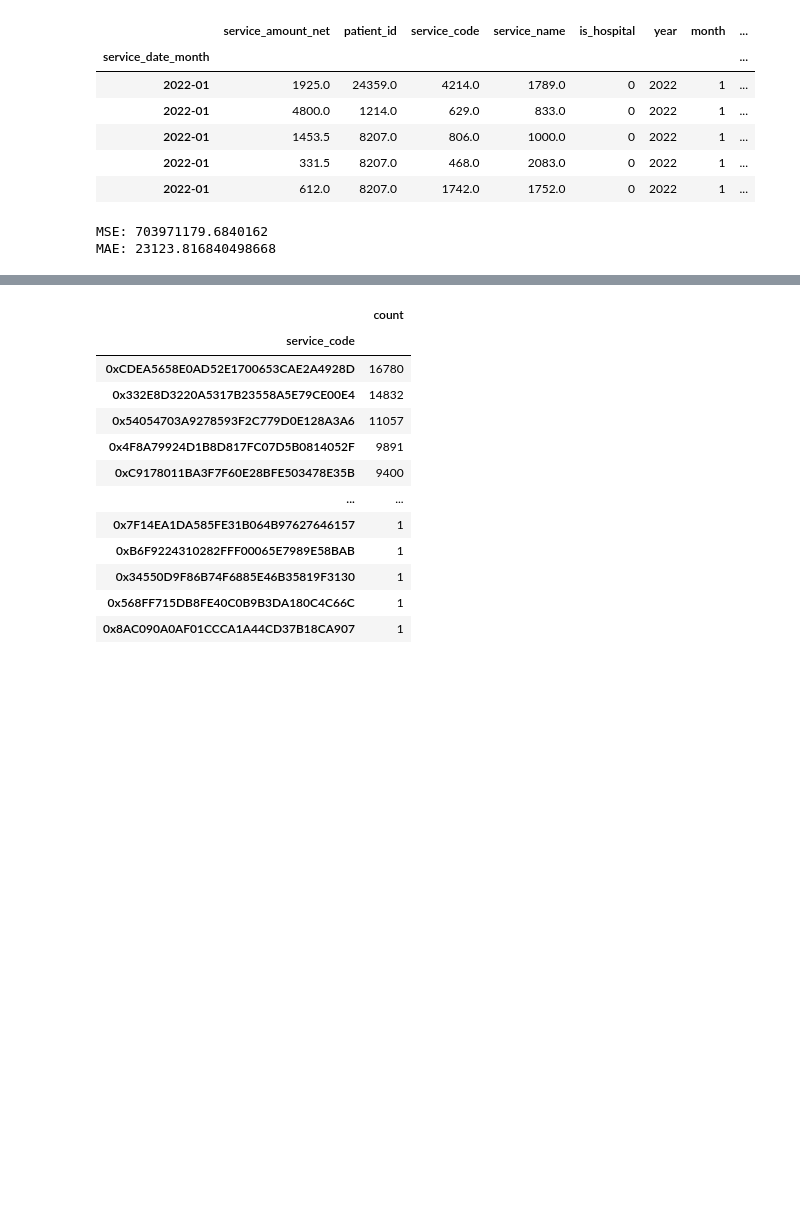
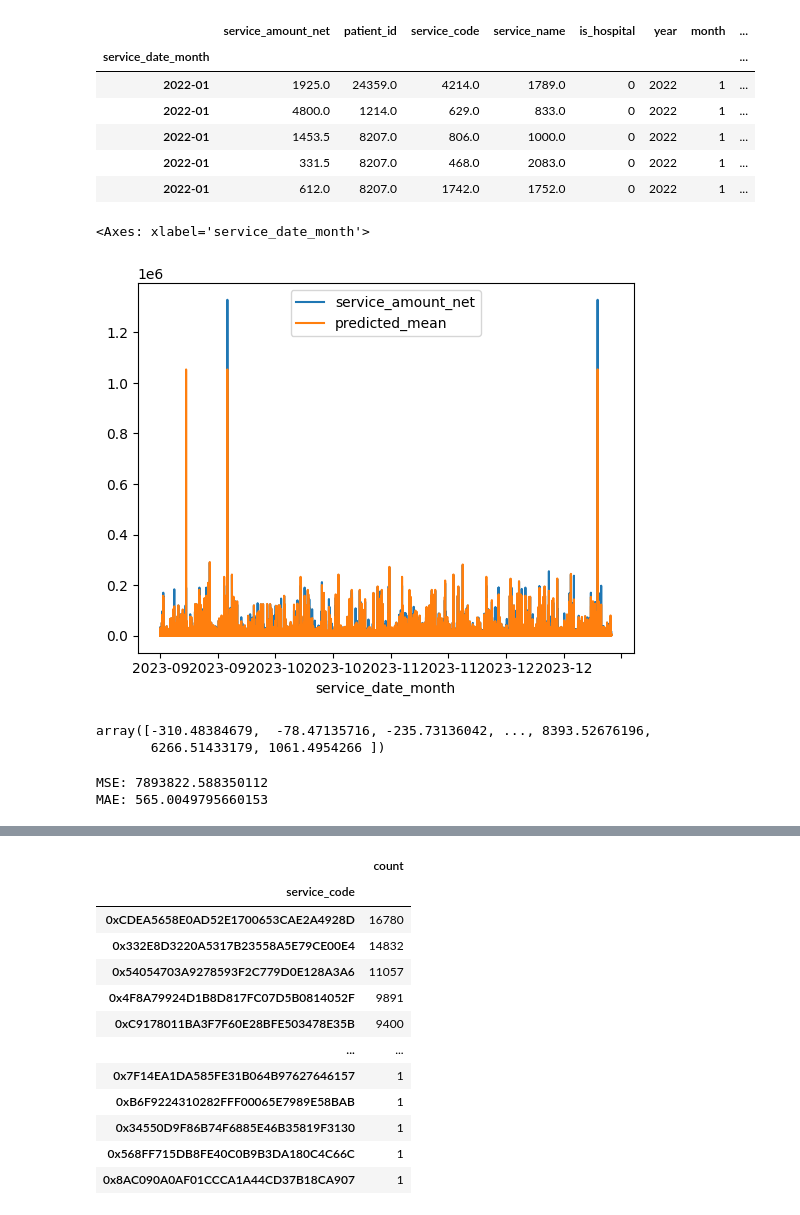
Before and after one commit to CCCXIV314/Sber, a Jupyter notebook: Sber_data_research.ipynb, the cells around one changed output, grey strips where cells are left out. Drawn from its saved outputs; the diff is of its cells as text; code cells hidden in the pictures; blank space fills up the shorter version.

```diff
--- a/Sber_data_research.ipynb
+++ b/Sber_data_research.ipynb
@@ -457,35 +457,41 @@ data_linear.head()
 # %%
 unique_months = data_linear.index.unique()
 X_train = data_linear.loc[unique_months[:20]]
 X_test = data_linear.loc[unique_months[-4:]]
 
 y_train = X_train['service_amount_net']
 y_test = X_test['service_amount_net']
 
-X_train_ex=X_train[['patient_id', 'service_code', 'service_name', 'is_hospital', 'year', 'month', 'hour', 'day', 'weekday_name', 'weekends', 'holidays', 'service_code_mean', 'delta_seconds']]
-X_test_ex=X_test[['patient_id', 'service_code', 'service_name', 'is_hospital', 'year', 'month', 'hour', 'day', 'weekday_name', 'weekends', 'holidays', 'service_code_mean', 'delta_seconds']]
-
+X_train_ex=X_train[['patient_id', 'service_code', 'service_name', 'is_hospital',  'weekends', 'holidays', 'service_code_mean', 'delta_seconds']]
+X_test_ex=X_test[['patient_id', 'service_code', 'service_name', 'is_hospital',   'weekends', 'holidays', 'service_code_mean', 'delta_seconds']]
+#'year', 'month', 'hour', 'day', 'weekday_name',
 sd = StandardScaler()
 X_train_ex = sd.fit_transform(X_train_ex)
 X_test_ex = sd.transform(X_test_ex)
 
 mod = SARIMAX(y_train,
               exog=X_train_ex,
-              order=(1,1,1),
-              season_order=(1,1,1,12))
+              order=(2,2,1),
+              season_order=(2,2,1,12))
 
 res = mod.fit()
 
 start = len(X_train)
 end = len(X_train) + len(X_test) - 1
 prediction = res.predict(start, end, exog=X_test_ex)
 
 prediction.index = X_test.index
 
 ax = X_test['service_amount_net'].plot(legend=True)
 prediction.plot(legend=True, ax=ax)
+# %% [output]
+<Axes: xlabel='service_date_month'>
+[figure, added]
 # %%
-prediction
+prediction.values
+# %% [output]
+array([-310.48384679,  -78.47135716, -235.73136042, ..., 8393.52676196,
+       6266.51433179, 1061.4954266 ])
 # %%
 # fig = plt.figure(figsize = (20, 15))
 # # sns.relplot(data=merged_pred,
@@ -507,5 +513,5 @@ mae = mean_absolute_error(X_test['service_amount_net'], prediction)
 print(f'MSE: {mse}')
 print(f'MAE: {mae}')
 # %% [output]
-MSE: 703971179.6840162
-MAE: 23123.816840498668
+MSE: 7893822.588350112
+MAE: 565.0049795660153
```
Also changed, not shown: parts of 53 cells of this notebook.
